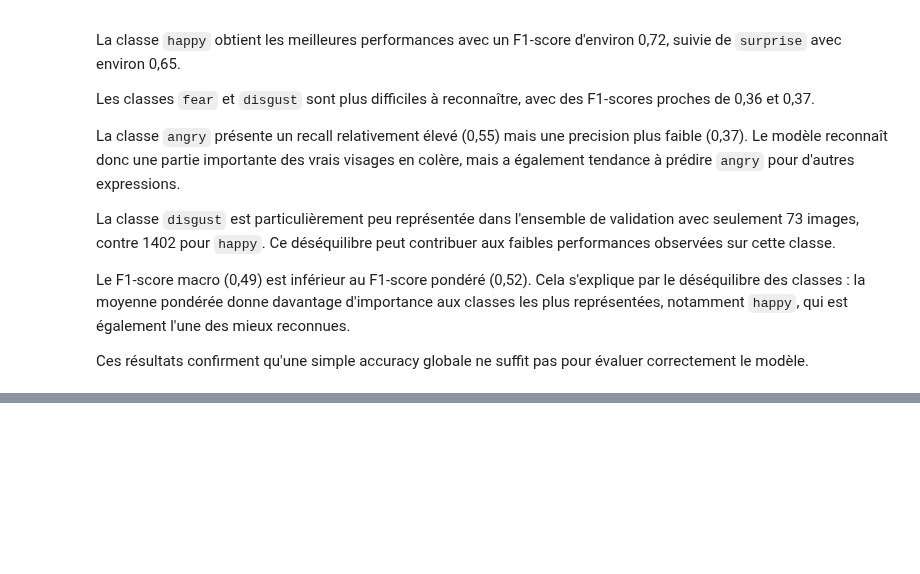
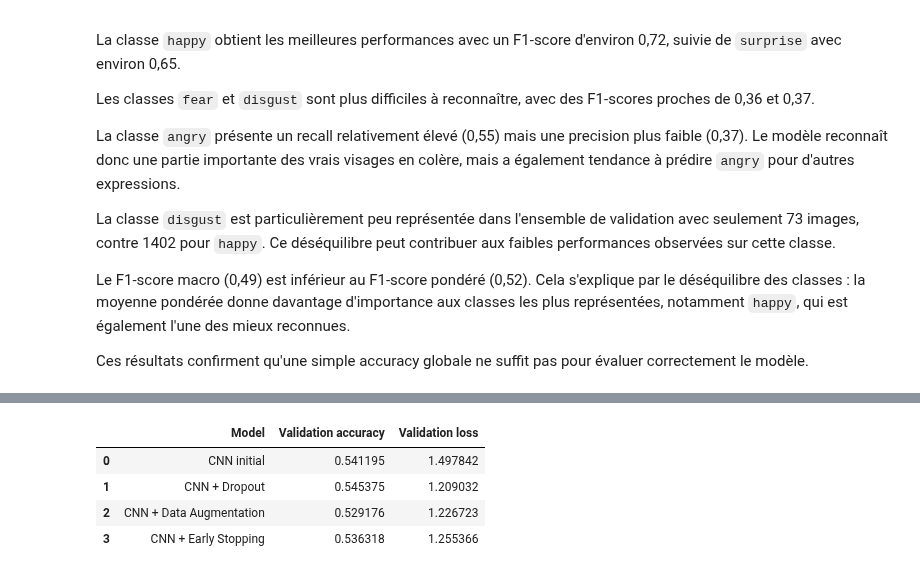
Before and after one commit to MassinissaBouamar/Projet_DL_Reconnaissance_faciale, a Jupyter notebook: notebooks/facial_expression_recognition.ipynb, the cells around one changed output, grey strips where cells are left out. Drawn from its saved outputs; the diff is of its cells as text; code cells hidden in the pictures; blank space fills up the shorter version.

```diff
--- a/notebooks/facial_expression_recognition.ipynb
+++ b/notebooks/facial_expression_recognition.ipynb
@@ -1087,0 +1419,13 @@ Ces résultats confirment qu'une simple accuracy globale ne suffit pas pour
+# %%
+early_stopping = tf.keras.callbacks.EarlyStopping(
+    monitor="val_loss",
+    patience=3,
+    restore_best_weights=True
+)
+# %%
+early_stopping_history = early_stopping_model.fit(
+    train_dataset,
+    validation_data=validation_dataset,
+    epochs=30,
+    callbacks=[early_stopping]
+)
@@ -1087,0 +1455,7 @@ Ces résultats confirment qu'une simple accuracy globale ne suffit pas pour
+# %%
+early_val_loss, early_val_accuracy = early_stopping_model.evaluate(
+    validation_dataset
+)
+
+print(f"Validation loss : {early_val_loss:.4f}")
+print(f"Validation accuracy : {early_val_accuracy:.4f}")
@@ -1087,0 +1466,31 @@ Ces résultats confirment qu'une simple accuracy globale ne suffit pas pour
+# %%
+experiments_results = pd.DataFrame({
+    "Model": [
+        "CNN initial",
+        "CNN + Dropout",
+        "CNN + Data Augmentation",
+        "CNN + Early Stopping"
+    ],
+
+    "Validation accuracy": [
+        cnn_val_accuracy,
+        dropout_val_accuracy,
+        augmentation_val_accuracy,
+        early_val_accuracy
+    ],
+
+    "Validation loss": [
+        cnn_val_loss,
+        dropout_val_loss,
+        augmentation_val_loss,
+        early_val_loss
+    ]
+})
+
+experiments_results
+# %% [output]
+|  | Model | Validation accuracy | Validation loss |
+| 0 | CNN initial | 0.541195 | 1.497842 |
+| 1 | CNN + Dropout | 0.545375 | 1.209032 |
+| 2 | CNN + Data Augmentation | 0.529176 | 1.226723 |
+| 3 | CNN + Early Stopping | 0.536318 | 1.255366 |
```
Also changed, not shown: parts of 42 cells of this notebook.
